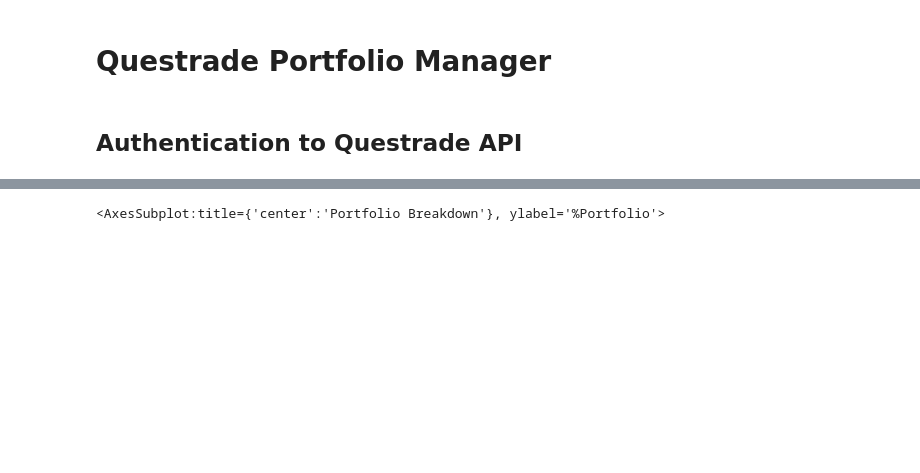
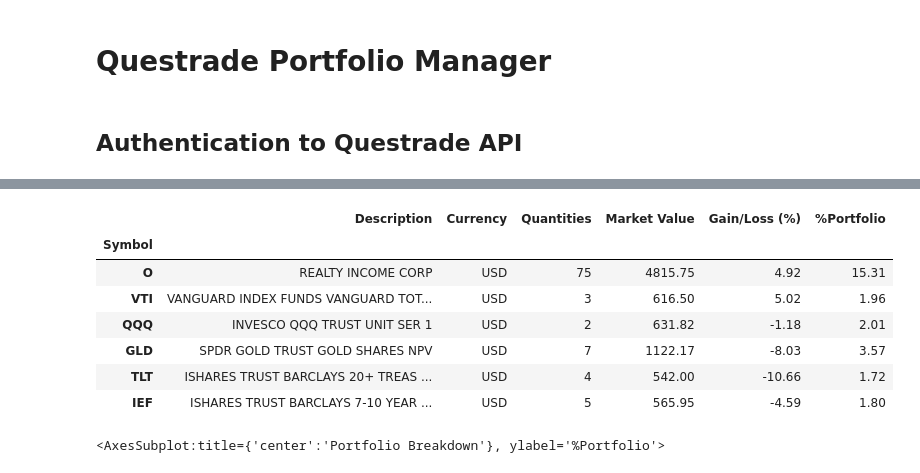
Before and after one commit to eshinhw/quant-portfolio-visualizer, a Jupyter notebook: Questrade Portfolio Manager.ipynb, the cells around one changed output, grey strips where cells are left out. Saved outputs shown, nothing was run; the diff lists cells and outputs as text; code cells hidden in the pictures; blank space fills up the shorter version.

Commit message:
updated questrade pm

```diff
--- a/Questrade Portfolio Manager.ipynb
+++ b/Questrade Portfolio Manager.ipynb
@@ -31,0 +29,10 @@ acctId
+# %%
+# Define Request Call to Get Balance from Questrade API (Not Implemented in qtrade)
+token = qtrade.access_token
+token_type = token['token_type']
+access_token = token['access_token']
+url = token['api_server'] + '/v1/accounts/' + acctId[0] + '/balances'
+bal = requests.get(url,
+                   headers={'Authorization': f'{token_type} {access_token}'})
+balance = bal.json()
+balance
@@ -74,7 +104,19 @@ portfolio
 # %%
+total_equity = balance['perCurrencyBalances'][1]['totalEquity']
 portfolio['%Portfolio'] = [
-    round(100 * (x / total_market_value), 2) for x in portfolio['Market Value']
+    round(100 * (x / total_equity), 2) for x in portfolio['Market Value']
 ]
+# %%
+portfolio
+# %% [output]
+|  | Description | Currency | Quantities | Market Value | Gain/Loss (%) | %Portfolio |
+| Symbol |  |  |  |  |  |  |
+| O | REALTY INCOME CORP | USD | 75 | 4815.75 | 4.92 | 15.31 |
+| VTI | VANGUARD INDEX FUNDS VANGUARD TOT... | USD | 3 | 616.50 | 5.02 | 1.96 |
+| QQQ | INVESCO QQQ TRUST UNIT SER 1 | USD | 2 | 631.82 | -1.18 | 2.01 |
+| GLD | SPDR GOLD TRUST GOLD SHARES NPV | USD | 7 | 1122.17 | -8.03 | 3.57 |
+| TLT | ISHARES TRUST BARCLAYS 20+ TREAS ... | USD | 4 | 542.00 | -10.66 | 1.72 |
+| IEF | ISHARES TRUST BARCLAYS 7-10 YEAR ... | USD | 5 | 565.95 | -4.59 | 1.80 |
 # %%
 portfolio['%Portfolio'].plot(kind='pie',
                              title='Portfolio Breakdown',
```
Also changed, not shown: parts of 16 cells of this notebook.
